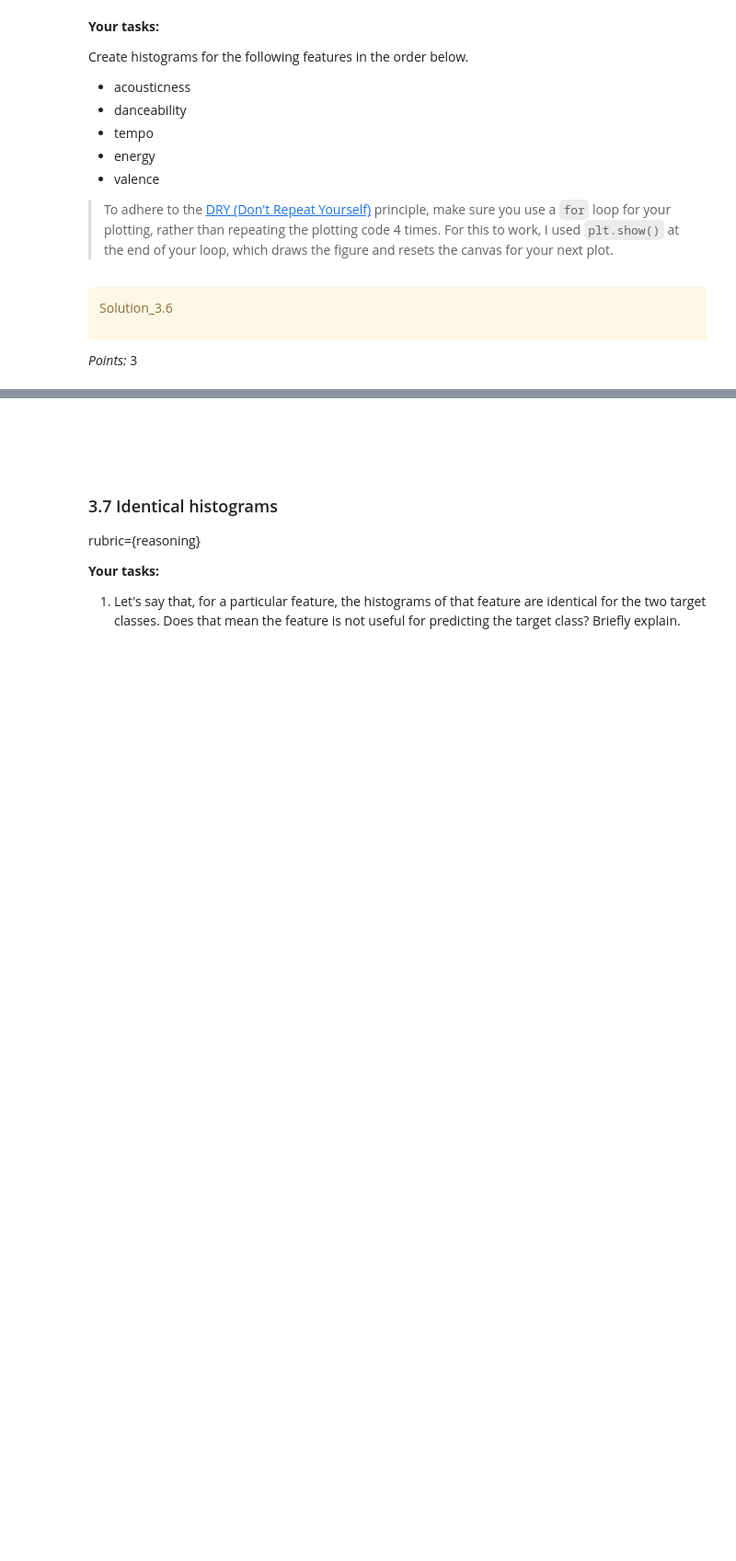
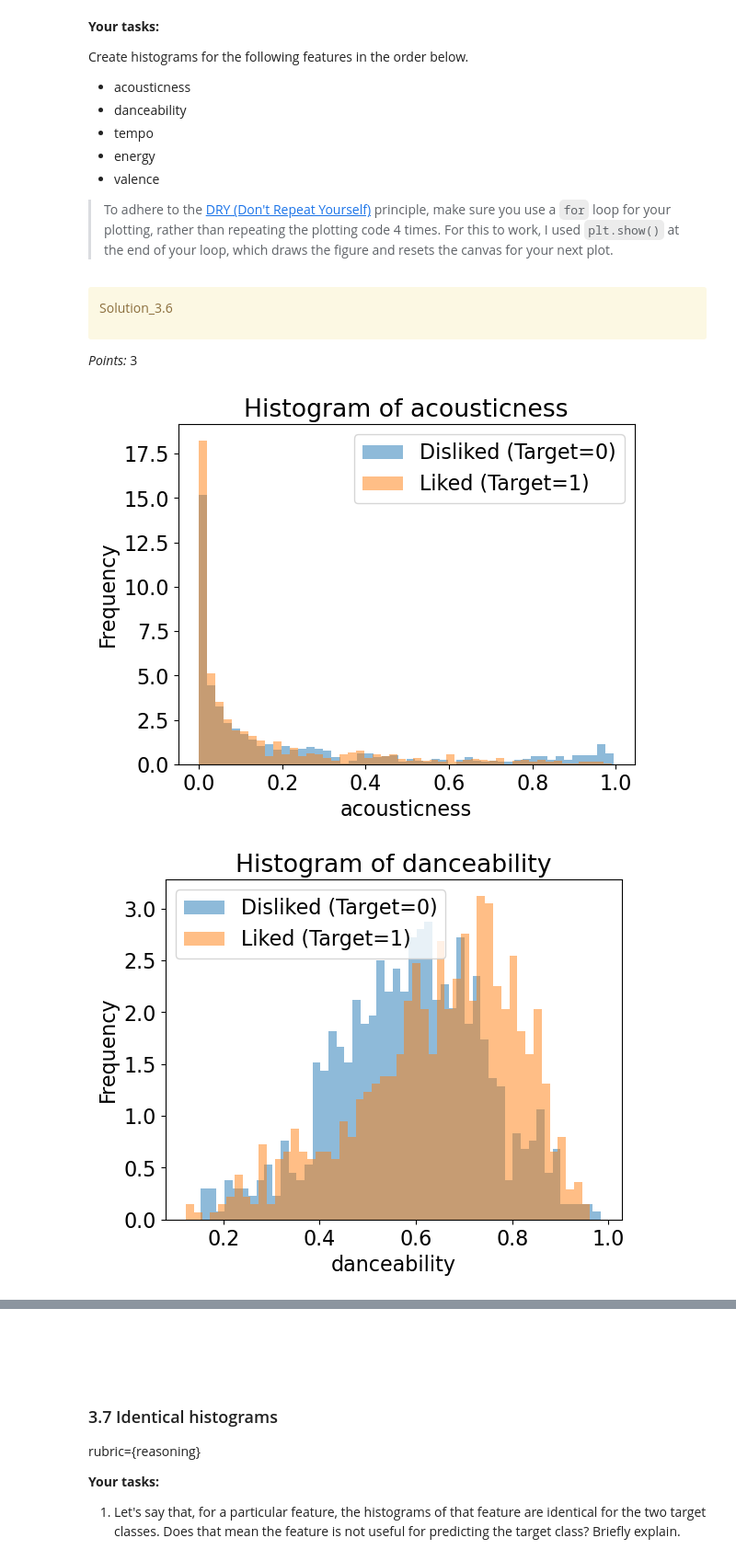
Before and after one commit to junseoparkX/cpsc330hw2, a Jupyter notebook: hw2.ipynb, the cells around one changed output, grey strips where cells are left out. Shown at 92% size. Drawn from its saved outputs; the diff is of its cells as text; code cells hidden in the pictures; blank space fills up the shorter version.

```diff
--- a/hw2.ipynb
+++ b/hw2.ipynb
@@ -576,0 +435,19 @@ Ellipsis
+# %%
+predictions = []
+happy_job_indices = []
+
+for i in range(len(offer_df)):
+    if offer_df.loc[i, "supportive_colleagues"] <= 0.5:
+        predictions.append("unhappy")
+    else:
+        if offer_df.loc[i, "start_up"] <= 0.5:
+            predictions.append("happy")
+            happy_job_indices.append(i)
+        else:
+            if offer_df.loc[i, "work_hour_flexibility"] <= 0.5:
+                predictions.append("happy")
+                happy_job_indices.append(i)
+            else:
+                predictions.append("happy")
+                happy_job_indices.append(i)
+predictions
@@ -641,0 +499,3 @@ Ellipsis
+# %%
+spotify_df = pd.read_csv("data/spotify.csv", index_col=0)
+spotify_df.head()
@@ -686,3 +530,7 @@ Ellipsis
+# %%
+train_df, test_df = train_test_split(
+    spotify_df, test_size = 0.2, random_state=123
+)
 # %%
 grader.check("q3.2")
 # %% [output]
@@ -877,0 +670,13 @@ _Points:_ 3
+# %%
+feats = ["acousticness", "danceability", "tempo", "energy", "valence"]
+
+for i in range(len(feats)):
+    train_df.groupby("target")[feats[i]].plot.hist(
+        bins=50, alpha=0.5, legend=True, density=True, title="Histogram of " + feats[i]
+    )
+    plt.xlabel(feats[i])
+    plt.legend(["Disliked (Target=0)", "Liked (Target=1)"])
+    plt.show()
+# %% [output]
+[figure, added]
+[figure, added]
```
Also changed, not shown: parts of 80 cells of this notebook, 1 other file.
